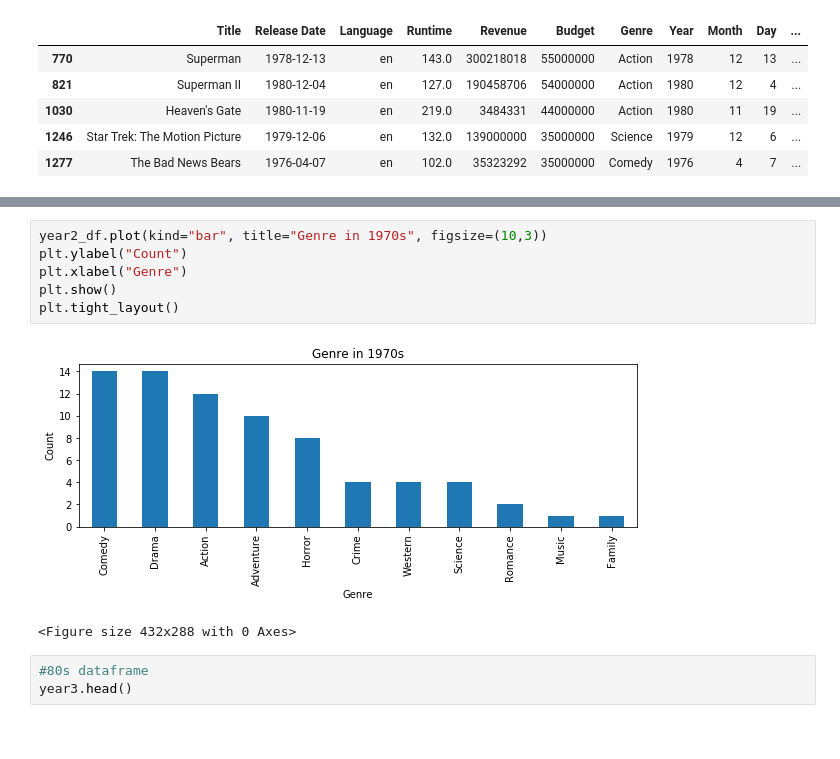
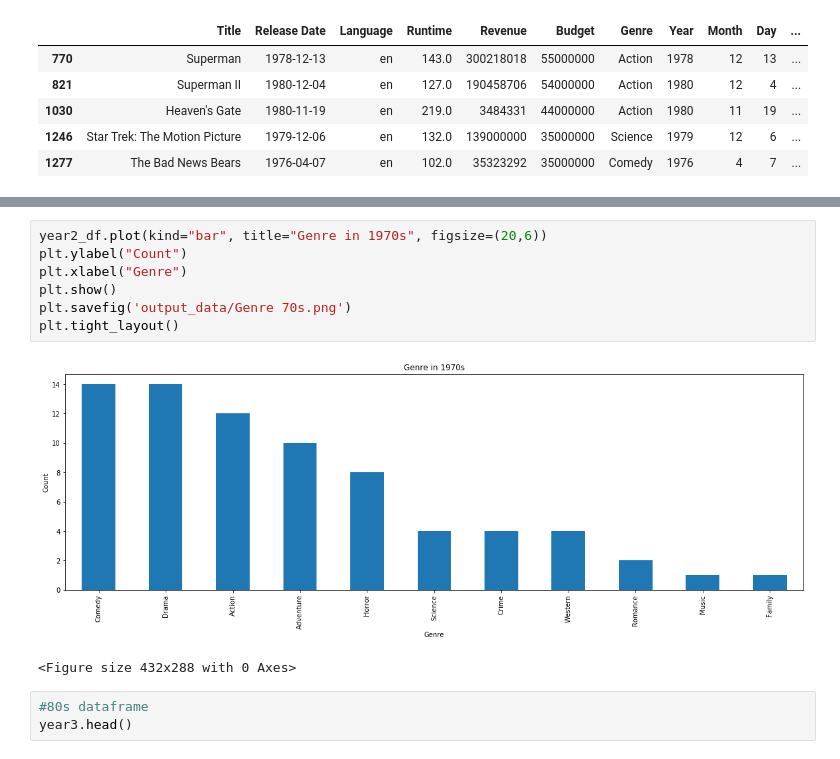
Before and after one commit to Chafloks/colaboration-Data-Science-2020, a Jupyter notebook: Analysis.ipynb, the cells around one changed output, grey strips where cells are left out. Drawn from its saved outputs; the diff is of its cells as text.

```diff
--- a/Analysis.ipynb
+++ b/Analysis.ipynb
@@ -151,13 +152,14 @@ Music         1
 Family        1
 Name: Genre, dtype: int64
 # %%
-year2_df.plot(kind="bar", title="Genre in 1970s", figsize=(10,3))
+year2_df.plot(kind="bar", title="Genre in 1970s", figsize=(20,6))
 plt.ylabel("Count")
 plt.xlabel("Genre")
 plt.show()
+plt.savefig('output_data/Genre 70s.png')
 plt.tight_layout()
 # %% [output]
-[figure, old version]
+[figure, new version]
 <Figure size 432x288 with 0 Axes>
 # %%
 #80s dataframe
```
Also changed, not shown: parts of 30 cells of this notebook, 10 other files.
